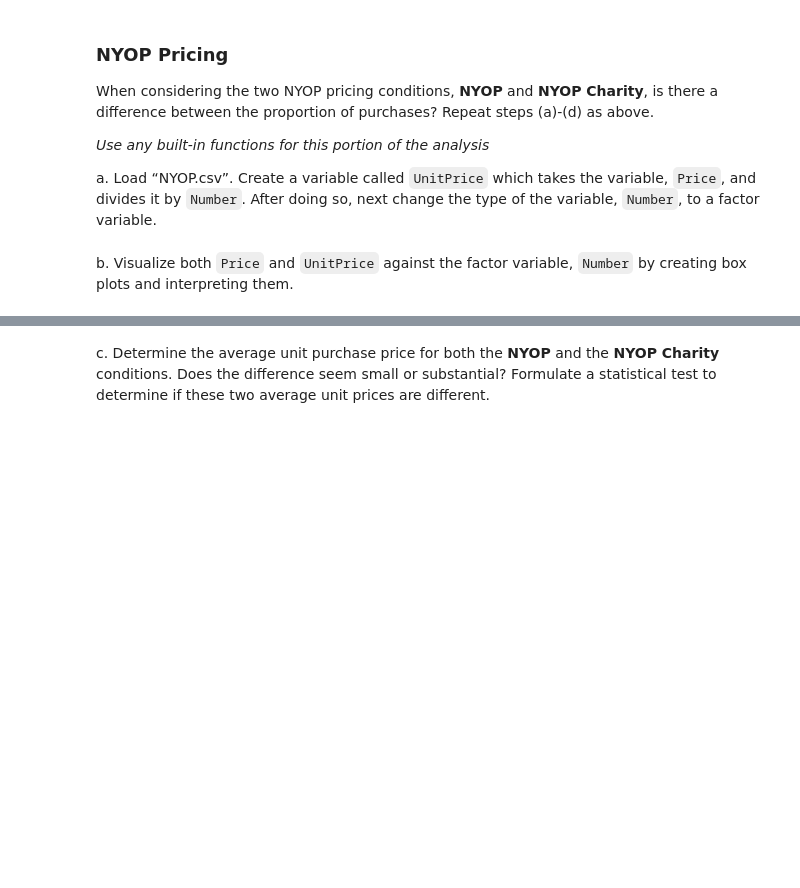
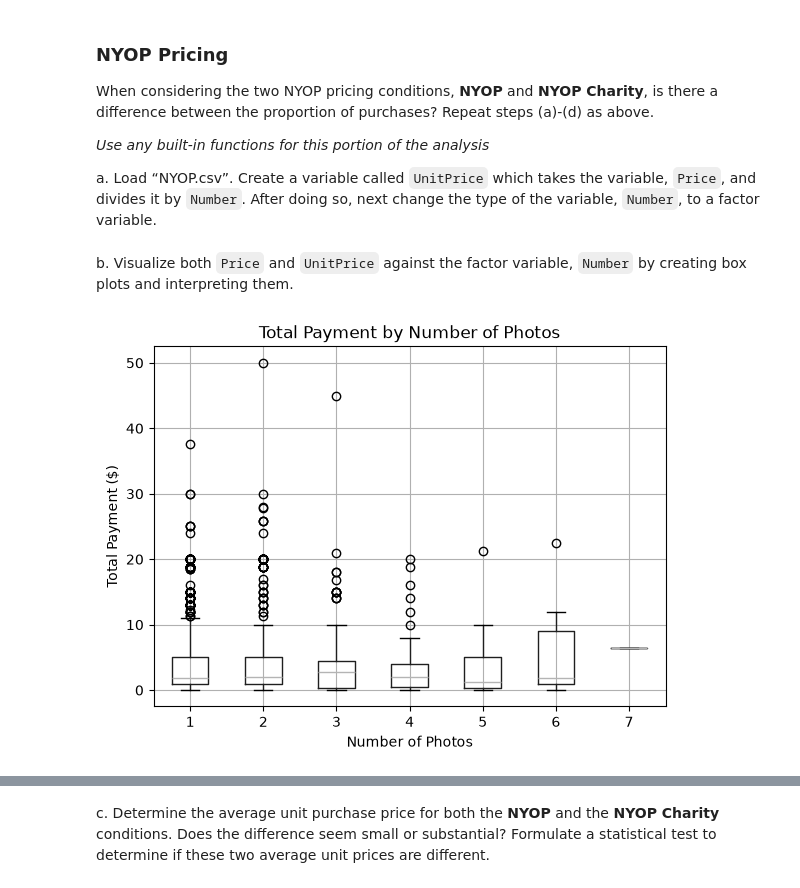
Before and after one commit to rsm-haz161/MGTA453-CaseStudy, a Jupyter notebook: Shared_Social_Responsibility.ipynb, the cells around one changed output, grey strips where cells are left out. Drawn from its saved outputs; the diff is of its cells as text; code cells hidden in the pictures; blank space fills up the shorter version.

Commit message:
Add NYOP Pricing Part by Haolin Zhang

```diff
--- a/Shared_Social_Responsibility.ipynb
+++ b/Shared_Social_Responsibility.ipynb
@@ -156,5 +159,20 @@ When considering the two NYOP pricing conditions, **NYOP** and **NYOP Charity**,
 _Use any built-in functions for this portion of the analysis_
 
 a. Load “NYOP.csv”. Create a variable called `UnitPrice` which takes the variable, `Price`, and divides it by `Number`. After doing so, next change the type of the variable, `Number`, to a factor variable.
+# %%
+# Author: Haolin Zhang
+nyop["UnitPrice"] = nyop["Price"] / nyop["Number"]
+nyop["Number"] = nyop["Number"].astype("category")
 # %% [markdown]
 b. Visualize both `Price` and `UnitPrice` against the factor variable, `Number` by creating box plots and interpreting them.
+# %%
+# Author: Haolin Zhang
+nyop.boxplot(column="Price", by="Number")
+
+plt.title("Total Payment by Number of Photos")
+plt.suptitle("")
+plt.xlabel("Number of Photos")
+plt.ylabel("Total Payment ($)")
+plt.show()
+# %% [output]
+[figure, added]
```
Also changed, not shown: parts of 12 cells of this notebook.
